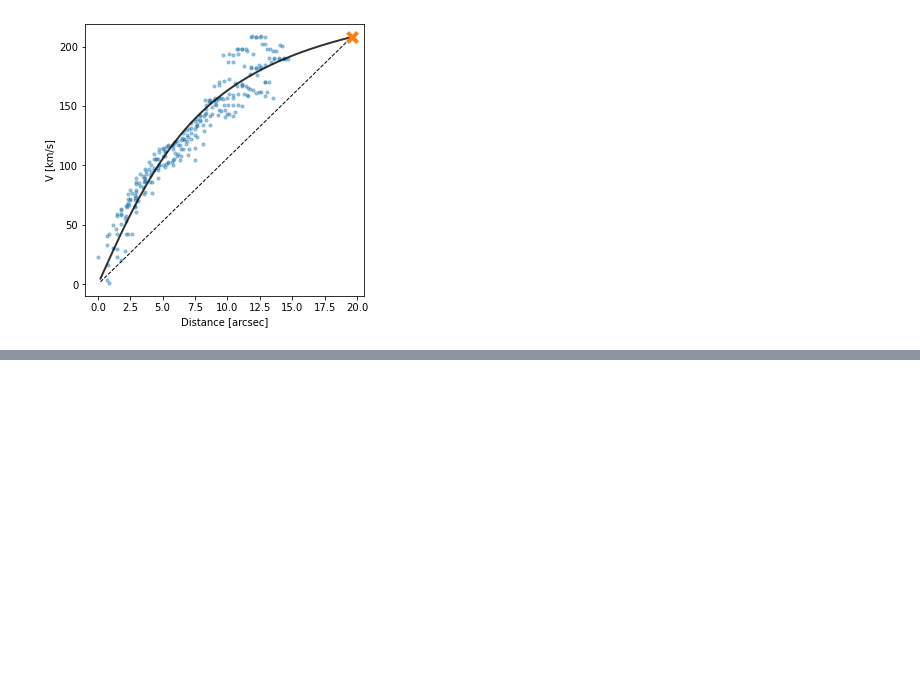
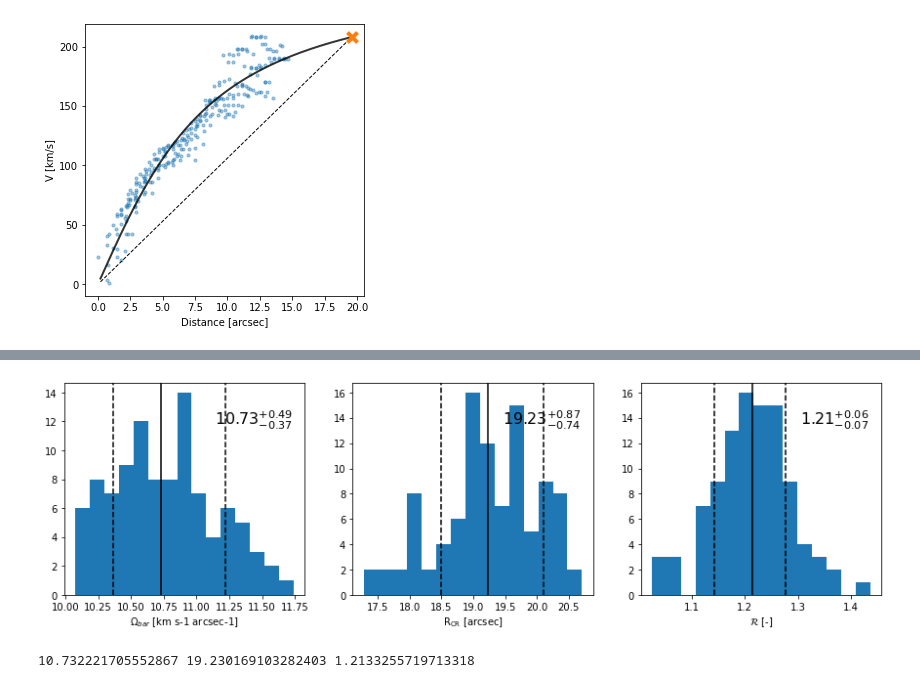
Before and after one commit to tobiasgeron/Tremaine_Weinberg, a Jupyter notebook: Example.ipynb, the cells around one changed output, grey strips where cells are left out. Cells and saved outputs as stored; diff of their text form; code cells hidden in the pictures; blank space fills up the shorter version.

```diff
--- a/Example.ipynb
+++ b/Example.ipynb
@@ -119,0 +160,11 @@ AssertionError: variable can either be Omega, Omega_phys, R_corot, R_corot_phys
+# %%
+start_time = time.time()
+
+np.warnings.filterwarnings('ignore')
+
+tw = Tremaine_Weinberg(PA, inc, L_bar, PA_bar, maps,
+                       snr_min = 0, PA_err = PA_err, inc_err = inc_err,
+                       barlen_err = L_bar_err, PA_bar_err = PA_bar_err,
+                      n_MC = 100, h_method = 'individual')
+
+print(f'{np.round(time.time() - start_time,2)} seconds elapsed.')
@@ -120,2 +187,12 @@ AssertionError: variable can either be Omega, Omega_phys, R_corot, R_corot_phys
+# %%
+# Finally, one can see the final histograms of the bar pattern speed, corotation radius and curly R,
+# as shown in Figure 5 of Géron et al. (2022), by doing:
+
+tw.plot_hist_MC(variables = ['Omega','R_corot','R'])
+
+print(tw.Omega, tw.R_corot, tw.R) #10.629301347480865 19.572036451846635 1.2337942571390919
+# %% [output]
+[figure, added]
+10.732221705552867 19.230169103282403 1.2133255719713318
 # %%
 # In the end, make comparison to new version and my output in the csv files from the paper. Maybe in separate .gitignore notebook of whateever
```
Also changed, not shown: parts of 10 cells of this notebook, 1 other file.
